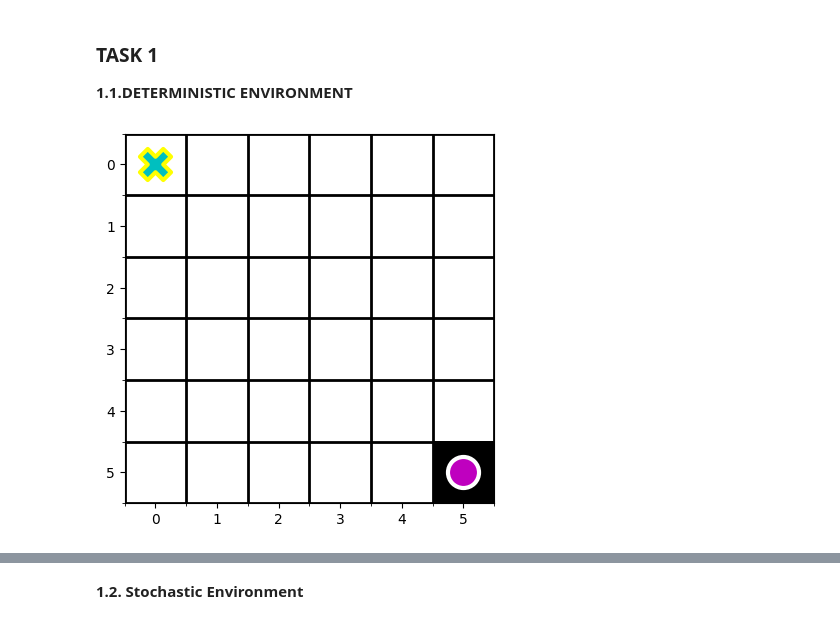
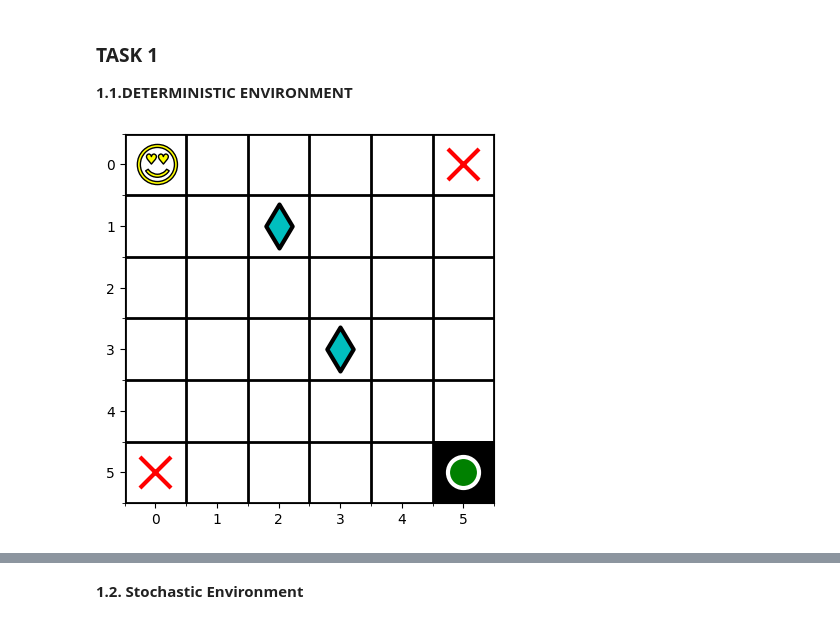
Before and after one commit to hariharan2302/hariharan2302, a Jupyter notebook: Assignment_1_checkpoint.ipynb, the cells around one changed output, grey strips where cells are left out. Cells and saved outputs as stored; diff of their text form; code cells hidden in the pictures.

```diff
--- a/Assignment_1_checkpoint.ipynb
+++ b/Assignment_1_checkpoint.ipynb
@@ -36,22 +36,34 @@ import time
 # %%
 # Prototype of My Environment
 my_grid_width = 6
 my_grid_height = 6
 grid = np.zeros((my_grid_height, my_grid_width))
 start_pos = [0, 0]
+reward_pos_1 = [3,3]
+reward_pos_2 = [1,2]
+reward_pos_3 = [5,0]
+reward_pos_4 = [0,5]
 end_pos = [5, 5]
 grid[tuple(start_pos)] = 0
 grid[tuple(end_pos)] = 1
 figure, axes = plt.subplots()
 axes.set_xticks(np.arange(-0.5, my_grid_width, 1), minor=True)
 axes.set_yticks(np.arange(-0.5, my_grid_height, 1), minor=True)
 axes.grid(which='minor', color='black', linestyle='-', linewidth=2)
 axes.imshow(grid, cmap='binary', interpolation='nearest')
-axes.scatter(start_pos[0], start_pos[1], marker= 'X',edgecolors='yellow',linewidths=3, color='c', s=500,alpha=1)
-axes.scatter(end_pos[0], end_pos[1], marker= 'o', edgecolors='white',linewidths=3, color= 'm', s=500,alpha=1)
+axes.scatter(end_pos[1],end_pos[0], marker='o',edgecolors='white',linewidths=3, color='g', s=500, alpha=1)
+axes.scatter(reward_pos_1[1], reward_pos_1[0], marker='d', edgecolors='k', linewidths=3,
+                   color='c', s=500, alpha=1)
+axes.scatter(reward_pos_2[1], reward_pos_2[0], marker='d', edgecolors='k', linewidths=3,
+                   color='c', s=500, alpha=1)
+axes.scatter(reward_pos_3[1],reward_pos_3[0], marker='x', edgecolors='k', linewidths=3,
+                   color='r', s=500, alpha=1)
+axes.scatter(reward_pos_4[1], reward_pos_4[0], marker='x', edgecolors='k', linewidths=3,
+                   color='r', s=500, alpha=1)
+axes.scatter(start_pos[1], start_pos[0], marker='$\U0001F60D$',edgecolors='k',linewidths=1, color='yellow', s=1000, alpha=1)
 plt.show()
 # %% [output]
-[figure, old version]
+[figure, new version]
 # %%
 class Deterministic_Environment(gym.Env):
     metadata = { 'render.modes': [] }
```
Also changed, not shown: parts of 2 cells of this notebook.
